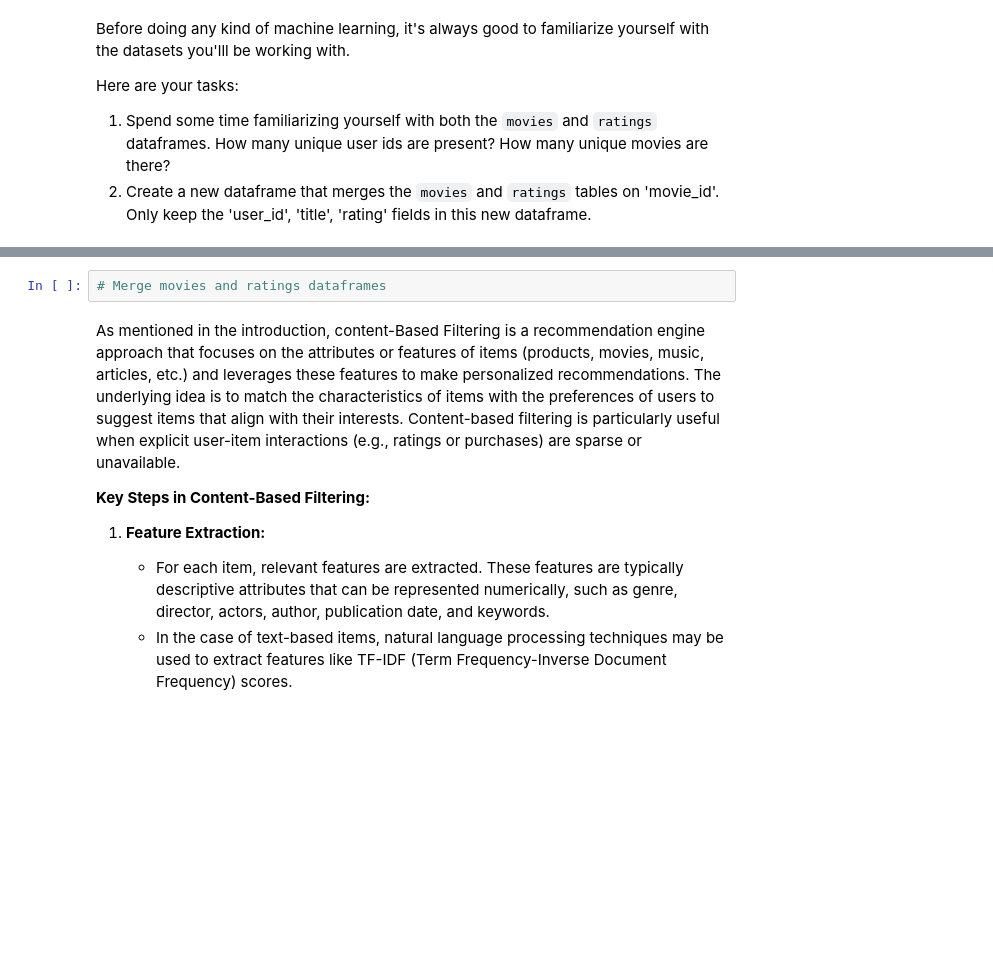
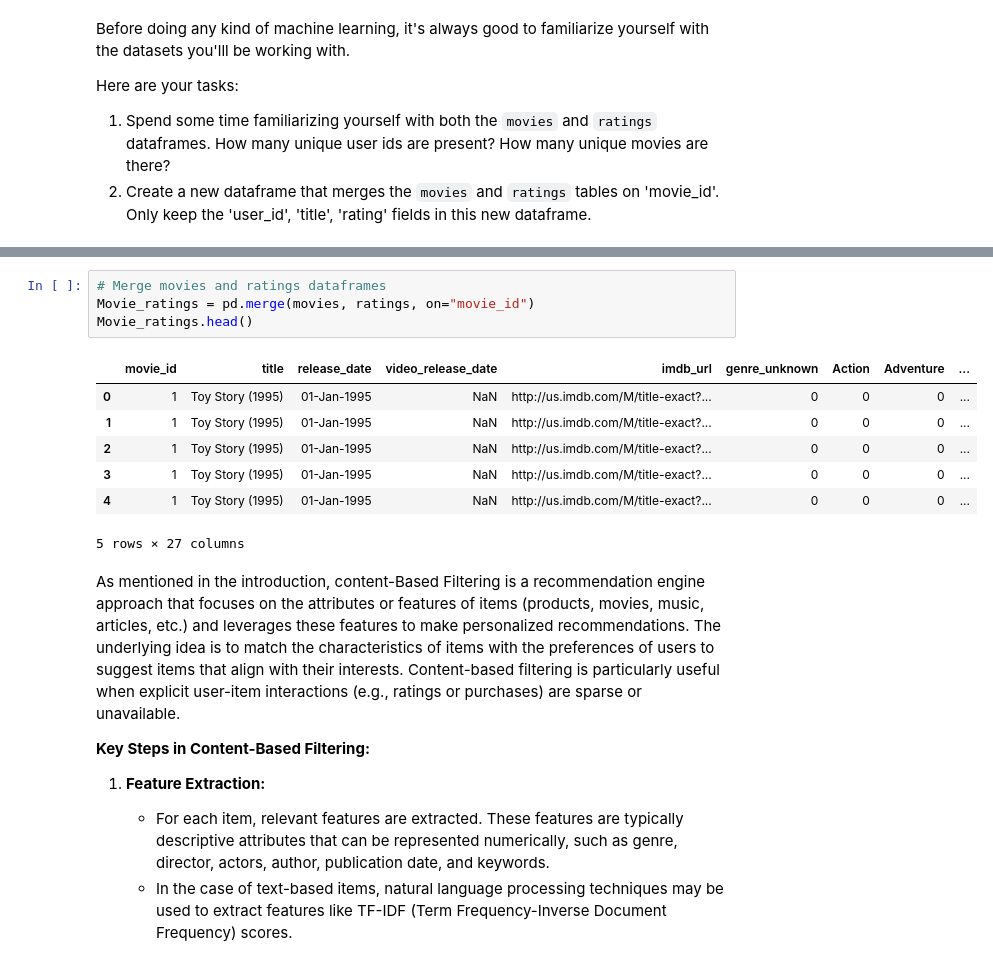
Before and after one commit to Ashok401/AIML_BootCamp, a Jupyter notebook: Student_MLE_MiniProject_Recommendation_Engines.ipynb, the cells around one changed output, grey strips where cells are left out. Drawn from its saved outputs; the diff is of its cells as text; blank space fills up the shorter version.

```diff
--- a/Student_MLE_MiniProject_Recommendation_Engines.ipynb
+++ b/Student_MLE_MiniProject_Recommendation_Engines.ipynb
@@ -104,5 +131,15 @@ Here are your tasks:
 # %%
 # Merge movies and ratings dataframes
+Movie_ratings = pd.merge(movies, ratings, on="movie_id")
+Movie_ratings.head()
+# %% [output]
+|  | movie_id | title | release_date | video_release_date | imdb_url | genre_unknown | Action | Adventure | ... |
+| 0 | 1 | Toy Story (1995) | 01-Jan-1995 | NaN | http://us.imdb.com/M/title-exact?... | 0 | 0 | 0 | ... |
+| 1 | 1 | Toy Story (1995) | 01-Jan-1995 | NaN | http://us.imdb.com/M/title-exact?... | 0 | 0 | 0 | ... |
+| 2 | 1 | Toy Story (1995) | 01-Jan-1995 | NaN | http://us.imdb.com/M/title-exact?... | 0 | 0 | 0 | ... |
+| 3 | 1 | Toy Story (1995) | 01-Jan-1995 | NaN | http://us.imdb.com/M/title-exact?... | 0 | 0 | 0 | ... |
+| 4 | 1 | Toy Story (1995) | 01-Jan-1995 | NaN | http://us.imdb.com/M/title-exact?... | 0 | 0 | 0 | ... |
+5 rows × 27 columns
 # %% [markdown]
 As mentioned in the introduction, content-Based Filtering is a recommendation engine approach that focuses on the attributes or features of items (products, movies, music, articles, etc.) and leverages these features to make personalized recommendations. The underlying idea is to match the characteristics of items with the preferences of users to suggest items that align with their interests. Content-based filtering is particularly useful when explicit user-item interactions (e.g., ratings or purchases) are sparse or unavailable.
 
```
Also changed, not shown: parts of 5 cells of this notebook.
